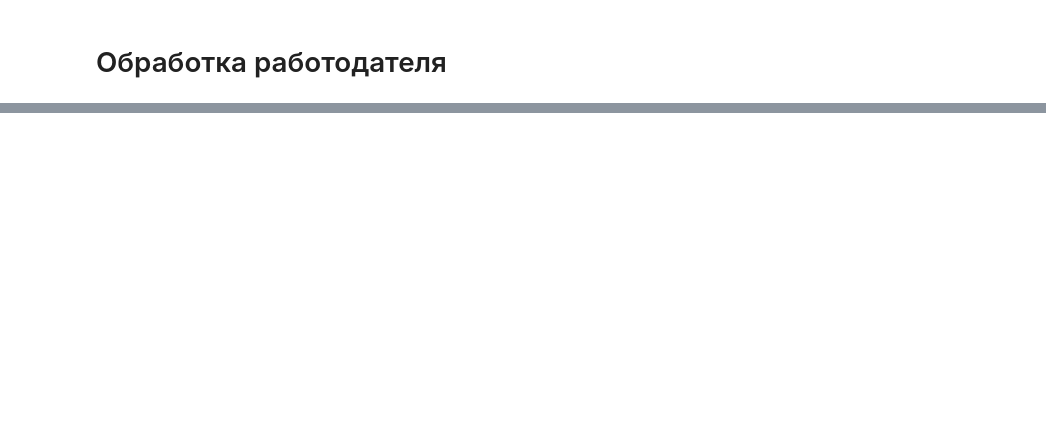
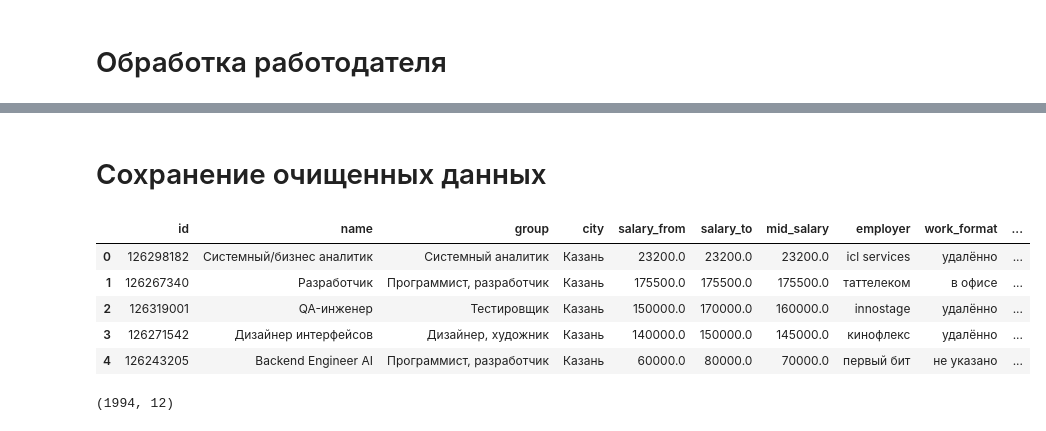
Before and after one commit to Artem1s1337/hr_analytics, a Jupyter notebook: notebooks/processing.ipynb, the cells around one changed output, grey strips where cells are left out. Saved outputs shown, nothing was run; the diff lists cells and outputs as text; code cells hidden in the pictures; blank space fills up the shorter version.

```diff
--- a/notebooks/processing.ipynb
+++ b/notebooks/processing.ipynb
@@ -278,0 +406,3 @@ vac[vac['employer'] == 'инженерный центр информационн
+# %%
+# По ходу обработки я понял, что столбец описания не понадобится, так что удалим его
+vac.drop(columns=['description'], inplace=True)
@@ -278,0 +411,55 @@ vac[vac['employer'] == 'инженерный центр информационн
+# %%
+# Удалим грейды и всё, что в скобках
+
+grades = [
+    'intern',
+    'junior',
+    'juniormiddle',
+    'lead',
+    'middle',
+    'middle senior',
+    'senior',
+    'teamlead',
+    'trainee',
+    'ведущий',
+    'главный',
+    'младший',
+    'начинающий',
+    'стажер',
+    'стажёр',
+    'тимлид',
+]
+
+def clean_grades_and_parentheses(series, grades_list):
+    pattern_grades = r'\b(?:' + '|'.join(re.escape(g) for g in grades_list) + r')\b'
+    pattern_parentheses = r'\([^)]*\)'
+
+    def clean_text(text):
+        if not isinstance(text, str):
+            return text
+        # Удаляем скобки и содержимое
+        text = re.sub(pattern_parentheses, '', text)
+        # Удаляем грейды
+        text = re.sub(pattern_grades, '', text, flags=re.IGNORECASE)
+        # Убираем лишние пробелы
+        text = re.sub(r'\s+', ' ', text).strip()
+        return text
+
+    return series.apply(clean_text)
+
+vac['name'] = clean_grades_and_parentheses(vac['name'], grades)
+# %% [markdown]
+# Сохранение очищенных данных
+# %%
+vac.head()
+# %% [output]
+|  | id | name | group | city | salary_from | salary_to | mid_salary | employer | work_format | ... |
+| 0 | 126298182 | Системный/бизнес аналитик | Системный аналитик | Казань | 23200.0 | 23200.0 | 23200.0 | icl services | удалённо | ... |
+| 1 | 126267340 | Разработчик | Программист, разработчик | Казань | 175500.0 | 175500.0 | 175500.0 | таттелеком | в офисе | ... |
+| 2 | 126319001 | QA-инженер | Тестировщик | Казань | 150000.0 | 170000.0 | 160000.0 | innostage | удалённо | ... |
+| 3 | 126271542 | Дизайнер интерфейсов | Дизайнер, художник | Казань | 140000.0 | 150000.0 | 145000.0 | кинофлекс | удалённо | ... |
+| 4 | 126243205 | Backend Engineer AI | Программист, разработчик | Казань | 60000.0 | 80000.0 | 70000.0 | первый бит | не указано | ... |
+# %%
+vac.shape
+# %% [output]
+(1994, 12)
```
Also changed, not shown: parts of 33 cells of this notebook.
